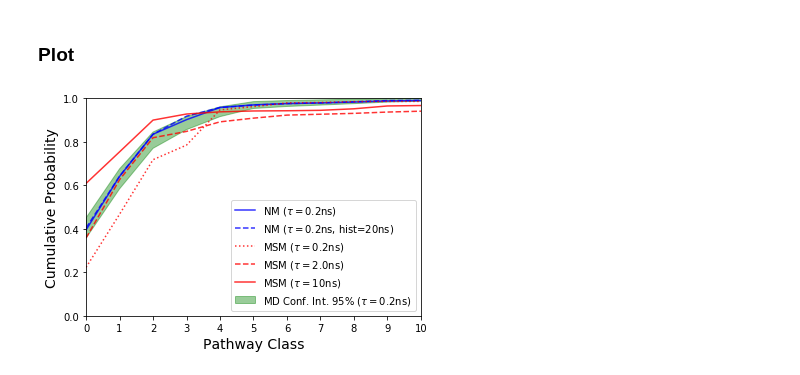
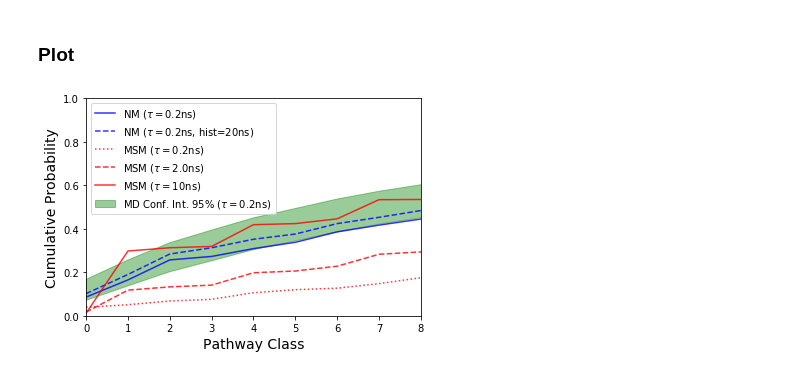
Before and after one commit to choderalab/msm-mfpt, a Jupyter notebook: models/Chignoling_FS_after_clustering.ipynb, the cells around one changed output. Drawn from its saved outputs; the diff is of its cells as text; code cells hidden in the pictures.

Commit message:
re-run with clustering2

```diff
--- a/models/Chignoling_FS_after_clustering.ipynb
+++ b/models/Chignoling_FS_after_clustering.ipynb
@@ -109,8 +109,8 @@ def confindence_interval_cdf(populations, totCounts, conf_interval=0.95, n_sampl
 
 We create a feature reader to obtain minimal distances between all residues which are not close neighbours. Feel free to map these distances to binary contacts or use inverse minimal residue distances instead. These coices usually work quite well.
 # %%
-traj_files = [f for f in sorted(glob('../../PathAnalysisShawProteins/CLN025-0-protein/CLN025-0-protein-*.dcd'))]
-pdb_file = '../../PathAnalysisShawProteins/CLN025-0-protein/chig_pdb_166.pdb'
+traj_files = [f for f in sorted(glob('../../../DESHAWTRAJS/CLN025-0-protein/CLN025-0-protein-*.dcd'))]
+pdb_file = '../../../DESHAWTRAJS/CLN025-0-protein/chig_pdb_166.pdb'
 
 features = pyemma.coordinates.featurizer(pdb_file)
 features.add_residue_mindist()
@@ -204,6 +211,7 @@ for k, index in enumerate(lag_index):
     fig = plt.figure(figsize=(6*fig_n_cols, 4.8*fig_n_rows))
 
     printmd("#### t_values:")
+    ini_clusters=None
     for ii, t_cut in enumerate(t_cut_values):
 
         big_clusters=[]
@@ -211,6 +219,7 @@ for k, index in enumerate(lag_index):
 
         # clustering
         clusters, t_min, t_max, clustered_tmatrix = kinetic_clustering_from_tmatrix(K, t_cut=t_cut, verbose=False)
+        clusters, t_min, t_max = kinetic_clustering2_from_tmatrix(K, t_cut=t_cut, verbose=False, ini_clusters=ini_clusters)
 
         t_min_list.append(t_min)
         t_max_list.append(t_max)
@@ -251,6 +260,9 @@ for k, index in enumerate(lag_index):
         plt.legend(loc='upper left')
         plt.xlabel('TIC 1 / a.u.')
         plt.ylabel('TIC 2 / a.u.')
+
+        ini_clusters = clusters
+
     printmd("#### Observed clusters vs t_cut")
     plt.show()
 
@@ -286,12 +298,12 @@ t_cut: 112.80ns, t_min: 86.81ns, t_max: 8.68e+01ns, tAB: 0.00ns
 # %%
 dt = 0.0002 # in micro-sec
 
-if 0 in big_clusters_list[5][1]:
-    stateA = big_clusters_list[5][0]  #Unfolded
-    stateB = big_clusters_list[5][1]  #Folded
+if 0 in big_clusters_list[12][1]:
+    stateA = big_clusters_list[12][0]  #Unfolded
+    stateB = big_clusters_list[12][1]  #Folded
 else:
-    stateA = big_clusters_list[5][1]  #Unfolded
-    stateB = big_clusters_list[5][0]  #Folded
+    stateA = big_clusters_list[12][1]  #Unfolded
+    stateB = big_clusters_list[12][0]  #Folded
 
 lag_to_use = lags[0:16:2]
 
@@ -381,23 +393,23 @@ mdmin, mdmax = confindence_interval_cdf(mdFSweights, tot_count_md)
 # %%
 alpha=0.8
 x = list( range(len(mdFS))  )
 
 plt.fill_between(x, mdmin, mdmax, color='green', alpha=0.4, label=r'MD Conf. Int. 95% ($\tau=0.2$ns)')
 plt.plot(x, cdf(nmFSweights_temp), label = r'NM ($\tau=0.2$ns)', color='blue', alpha=alpha)
 plt.plot(x, cdf(mcFSweights_temp), '--',label = r'NM ($\tau=0.2$ns, hist=20ns)', color='blue', alpha=alpha)
 
 plt.plot(x, cdf(msmFSweights_temp),':', label = r'MSM ($\tau=0.2$ns)', color='red', alpha=alpha)
 plt.plot(x, cdf(msmFSweights_temp_10),'--', label = r'MSM ($\tau=2.0$ns)', color='red', alpha=alpha)
 plt.plot(x, cdf(msmFSweights_temp_50),'-', label = r'MSM ($\tau=10$ns)', color='red', alpha=alpha)
 
 
 plt.xticks([i for i in range(0,2*len(mdFS),1)])
-plt.xlim([0,10])
+plt.xlim([0,8])
 plt.ylim([0,1])
 plt.xlabel('Pathway Class', fontsize=14)
 plt.ylabel('Cumulative Probability', fontsize=14)
 
-plt.legend(loc='lower right')
+plt.legend(loc='upper left')
 plt.show()
 # %% [output]
-[figure, old version]
+[figure, new version]
```
Also changed, not shown: parts of 5 cells of this notebook.
